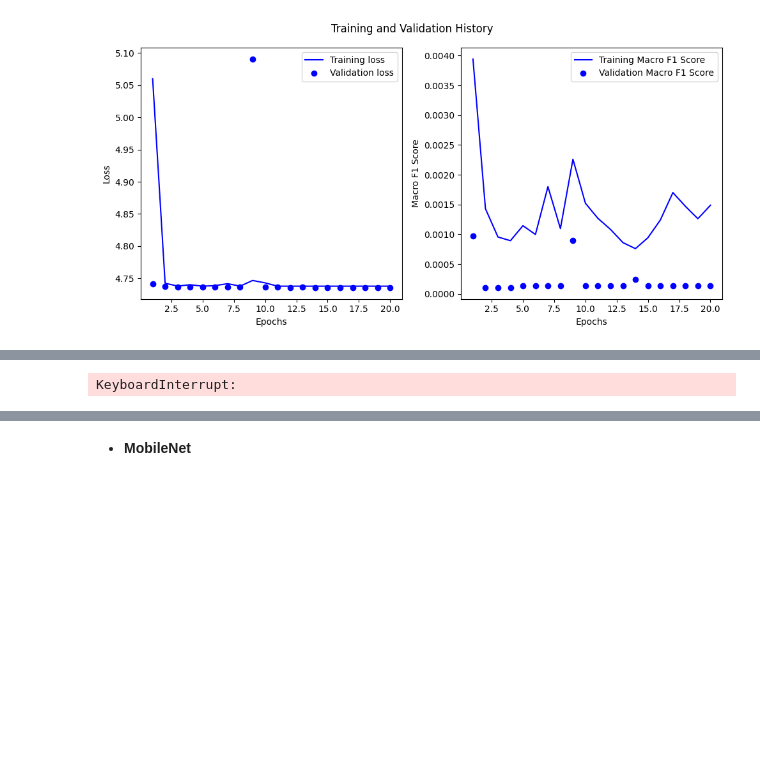
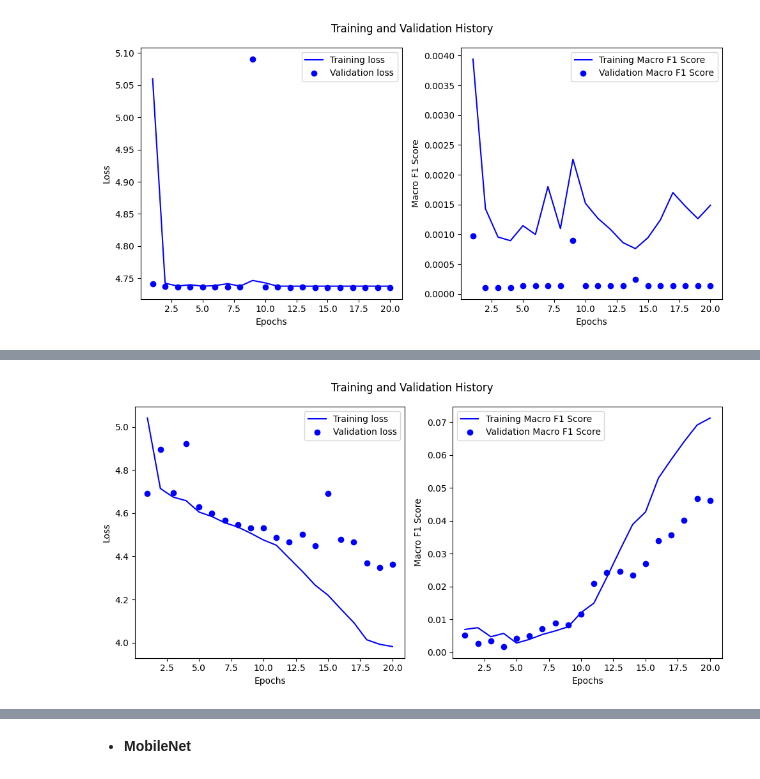
Before and after one commit to fmportela/deep-learning-23-24-nova-ims-group-project, a Jupyter notebook: 4-model-train.ipynb, the cells around one changed output, grey strips where cells are left out. Cells and saved outputs as stored; diff of their text form; code cells hidden in the pictures; blank space fills up the shorter version.

```diff
--- a/4-model-train.ipynb
+++ b/4-model-train.ipynb
@@ -759,6 +759,7 @@ def handcrafted_v2(model_name: str):
     # loss plateaus earlier, may be a signal of underfitting ...
     # ... added new convolutional layer
     # ... increase neurons in first dense layer
+    # ... used reduce lr on plateau callback
 
     batch_size = 16
     image_size = (64, 64)
@@ -829,8 +830,8 @@ def handcrafted_v2(model_name: str):
 
         ReduceLROnPlateau(monitor=monitor,
                           factor=0.1,
-                          patience=5,
-                          cooldown=0,
+                          patience=3,
+                          cooldown=1,
                           verbose=1)
     ]
 
@@ -871 +872 @@ Epoch 3/20
-KeyboardInterrupt:
+[figure, added]
```
Also changed, not shown: parts of 3 cells of this notebook.
